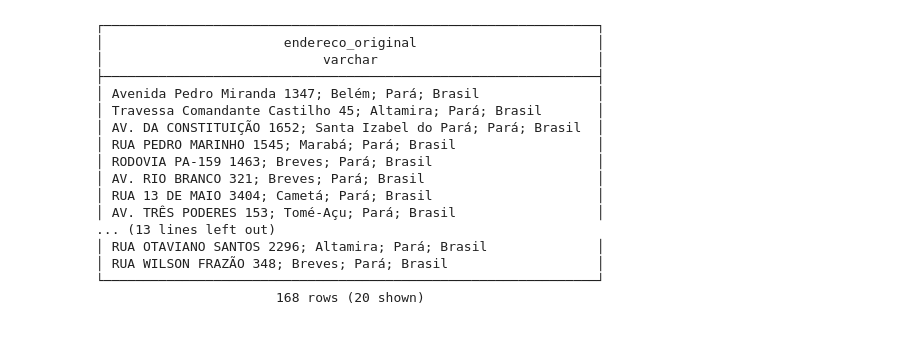
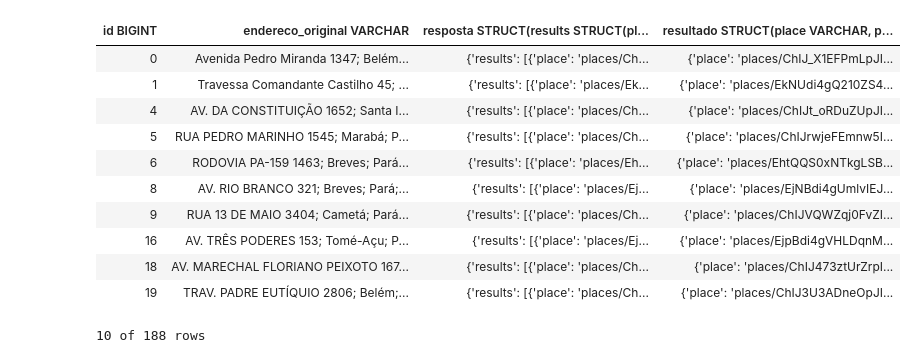
Before and after one commit to Fa-Fe/geocodefreekey, a Jupyter notebook: duck.ipynb, the cells around one changed output. Saved outputs shown, nothing was run; the diff lists cells and outputs as text; code cells hidden in the pictures; blank space fills up the shorter version.

```diff
--- a/duck.ipynb
+++ b/duck.ipynb
@@ -1,23 +1,20 @@
-# %%
-import duckdb as dk
-
-a = dk.sql("select * from dados.jsonl")
-# %% [output]
-┌───────────────────────────────────────────────────────────────┐
-│                       endereco_original                       │
-│                            varchar                            │
-├───────────────────────────────────────────────────────────────┤
-│ Avenida Pedro Miranda 1347; Belém; Pará; Brasil               │
-│ Travessa Comandante Castilho 45; Altamira; Pará; Brasil       │
-│ AV. DA CONSTITUIÇÃO 1652; Santa Izabel do Pará; Pará; Brasil  │
-│ RUA PEDRO MARINHO 1545; Marabá; Pará; Brasil                  │
-│ RODOVIA PA-159 1463; Breves; Pará; Brasil                     │
-│ AV. RIO BRANCO 321; Breves; Pará; Brasil                      │
-│ RUA 13 DE MAIO 3404; Cametá; Pará; Brasil                     │
-│ AV. TRÊS PODERES 153; Tomé-Açu; Pará; Brasil                  │
-... (13 lines left out)
-│ RUA OTAVIANO SANTOS 2296; Altamira; Pará; Brasil              │
-│ RUA WILSON FRAZÃO 348; Breves; Pará; Brasil                   │
-└───────────────────────────────────────────────────────────────┘
-                       168 rows (20 shown)
+# %%
+import duckdb as dk
+
+c = dk.sql("select *, UNNEST(resposta.results) as resultado from dados.jsonl")
+
+c
+# %% [output]
+| id BIGINT | endereco_original VARCHAR | resposta STRUCT(results STRUCT(pl... | resultado STRUCT(place VARCHAR, p... |
+| 0 | Avenida Pedro Miranda 1347; Belém... | {'results': [{'place': 'places/Ch... | {'place': 'places/ChIJ_X1EFPmLpJI... |
+| 1 | Travessa Comandante Castilho 45; ... | {'results': [{'place': 'places/Ek... | {'place': 'places/EkNUdi4gQ210ZS4... |
+| 4 | AV. DA CONSTITUIÇÃO 1652; Santa I... | {'results': [{'place': 'places/Ch... | {'place': 'places/ChIJt_oRDuZUpJI... |
+| 5 | RUA PEDRO MARINHO 1545; Marabá; P... | {'results': [{'place': 'places/Ch... | {'place': 'places/ChIJrwjeFEmnw5I... |
+| 6 | RODOVIA PA-159 1463; Breves; Pará... | {'results': [{'place': 'places/Eh... | {'place': 'places/EhtQQS0xNTkgLSB... |
+| 8 | AV. RIO BRANCO 321; Breves; Pará;... | {'results': [{'place': 'places/Ej... | {'place': 'places/EjNBdi4gUmlvIEJ... |
+| 9 | RUA 13 DE MAIO 3404; Cametá; Pará... | {'results': [{'place': 'places/Ch... | {'place': 'places/ChIJVQWZqj0FvZI... |
+| 16 | AV. TRÊS PODERES 153; Tomé-Açu; P... | {'results': [{'place': 'places/Ej... | {'place': 'places/EjpBdi4gVHLDqnM... |
+| 18 | AV. MARECHAL FLORIANO PEIXOTO 167... | {'results': [{'place': 'places/Ch... | {'place': 'places/ChIJ473ztUrZrpI... |
+| 19 | TRAV. PADRE EUTÍQUIO 2806; Belém;... | {'results': [{'place': 'places/Ch... | {'place': 'places/ChIJ3U3ADneOpJI... |
+10 of 188 rows
 # %%
```
Also changed, not shown: parts of 1 cell of this notebook, 3 other files.
